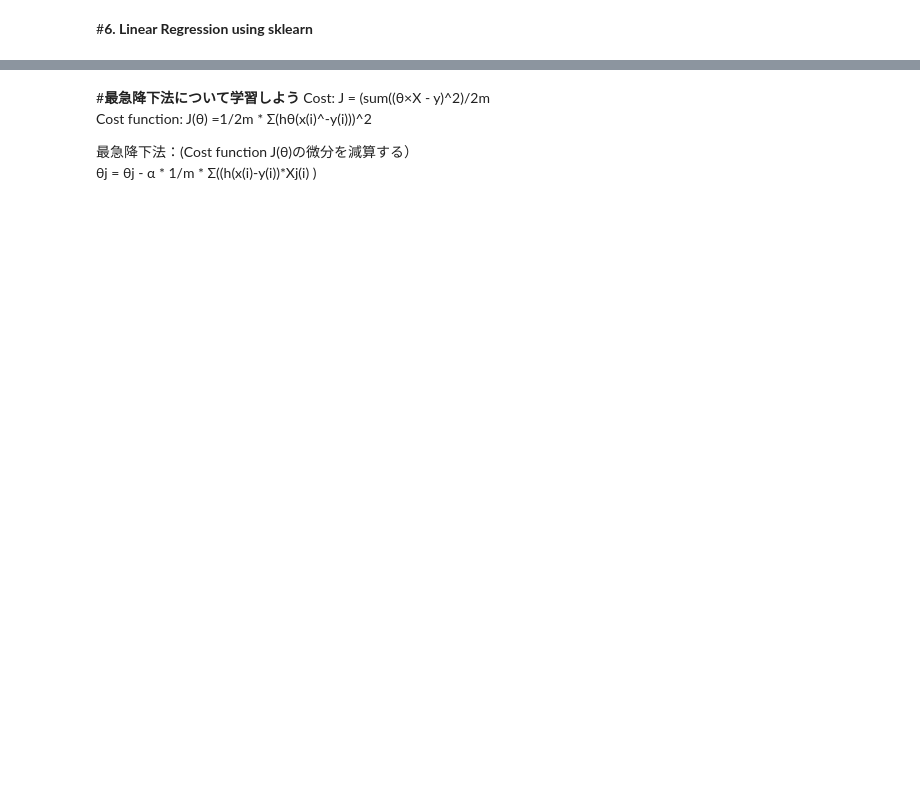
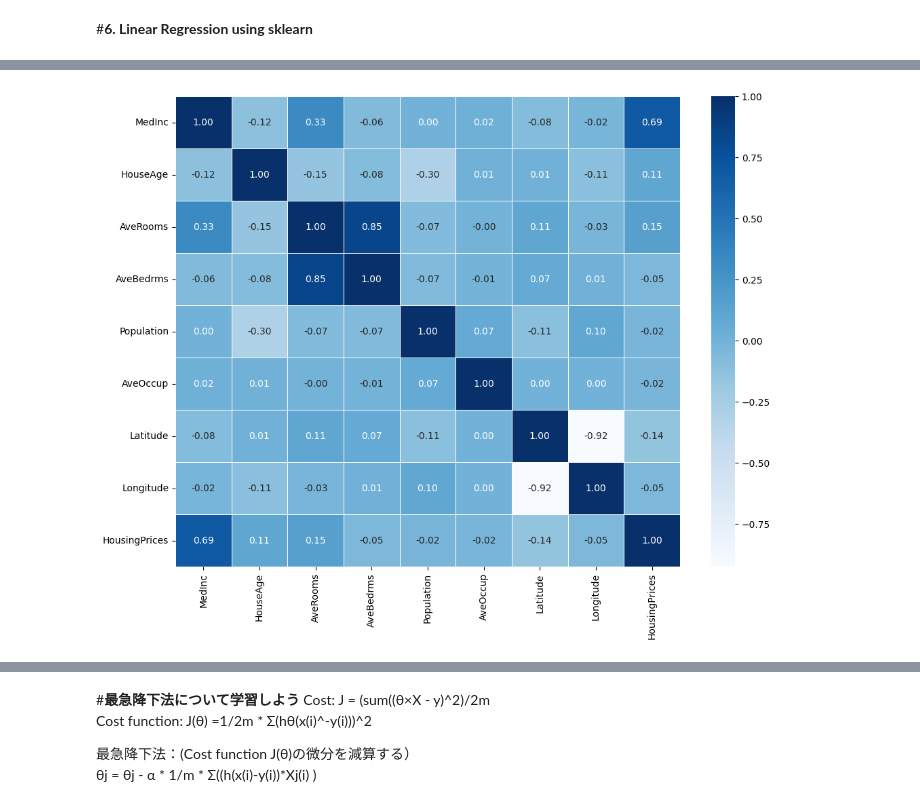
Before and after one commit to ykitaguchi77/Laboratory_course, a Jupyter notebook: 6. Pythonを用いたLinear Regression.ipynb, the cells around one changed output, grey strips where cells are left out. Drawn from its saved outputs; the diff is of its cells as text; code cells hidden in the pictures; blank space fills up the shorter version.

```diff
--- a/6. Pythonを用いたLinear Regression.ipynb
+++ b/6. Pythonを用いたLinear Regression.ipynb
@@ -51,0 +14,14 @@ boston
+# %%
+# データをインポートしてDataFrameの内容とデータ型、欠損の確認をする
+from sklearn.datasets import fetch_california_housing
+california_housing_data = fetch_california_housing()
+# 目的変数
+exp_data = pd.DataFrame(california_housing_data.data, columns=california_housing_data.feature_names)
+# 説明変数
+tar_data = pd.DataFrame(california_housing_data.target, columns=['HousingPrices'])
+# データを結合
+data = pd.concat([exp_data, tar_data], axis=1)
+display(data.head())
+print(data.shape) # (20640, 9)
+# print(data.dtypes) # 全てfloat64
+# print(data.isnull().sum()) # 全て0
@@ -52,2 +36,9 @@ boston
+# %%
+# ヒートマップを表示
+plt.figure(figsize=(12, 9))
+sns.heatmap(data.corr(), annot=True, cmap='Blues', fmt='.2f', linewidths=.5)
+plt.savefig('california_housing_heatmap.png')
+# %% [output]
+[figure, added]
 # %%
 import pandas as pd
```
Also changed, not shown: parts of 17 cells of this notebook.
